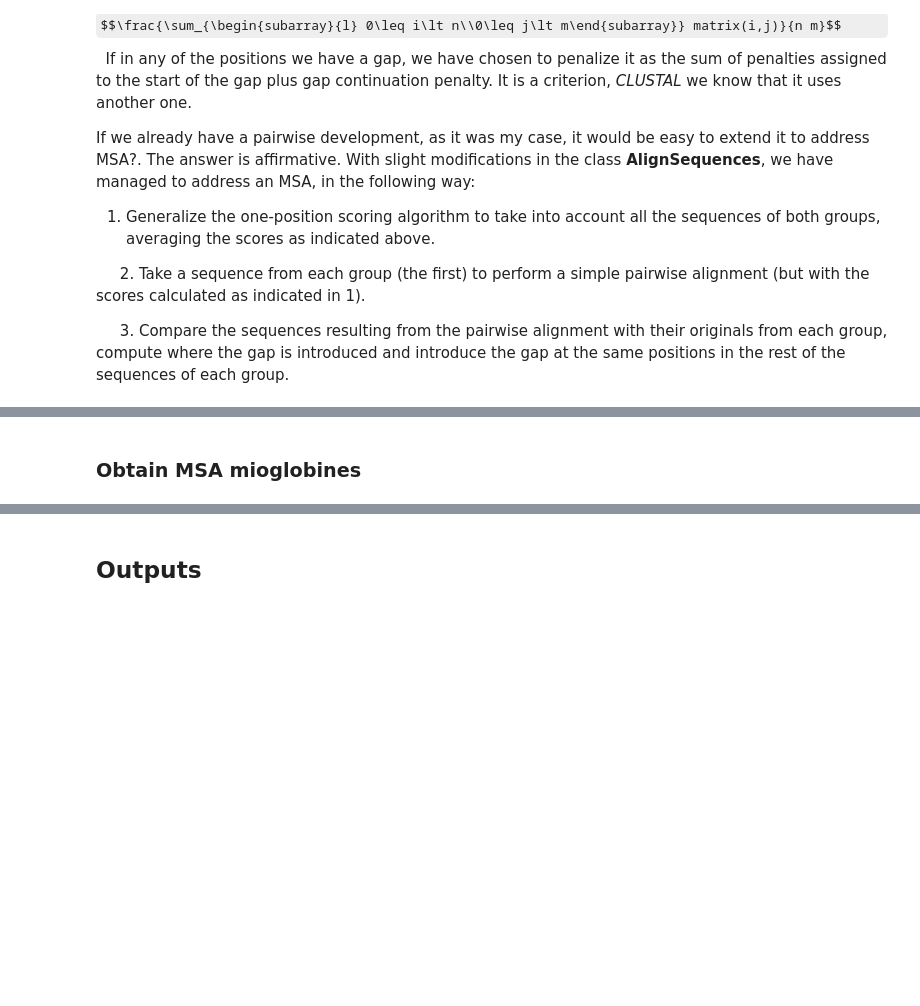
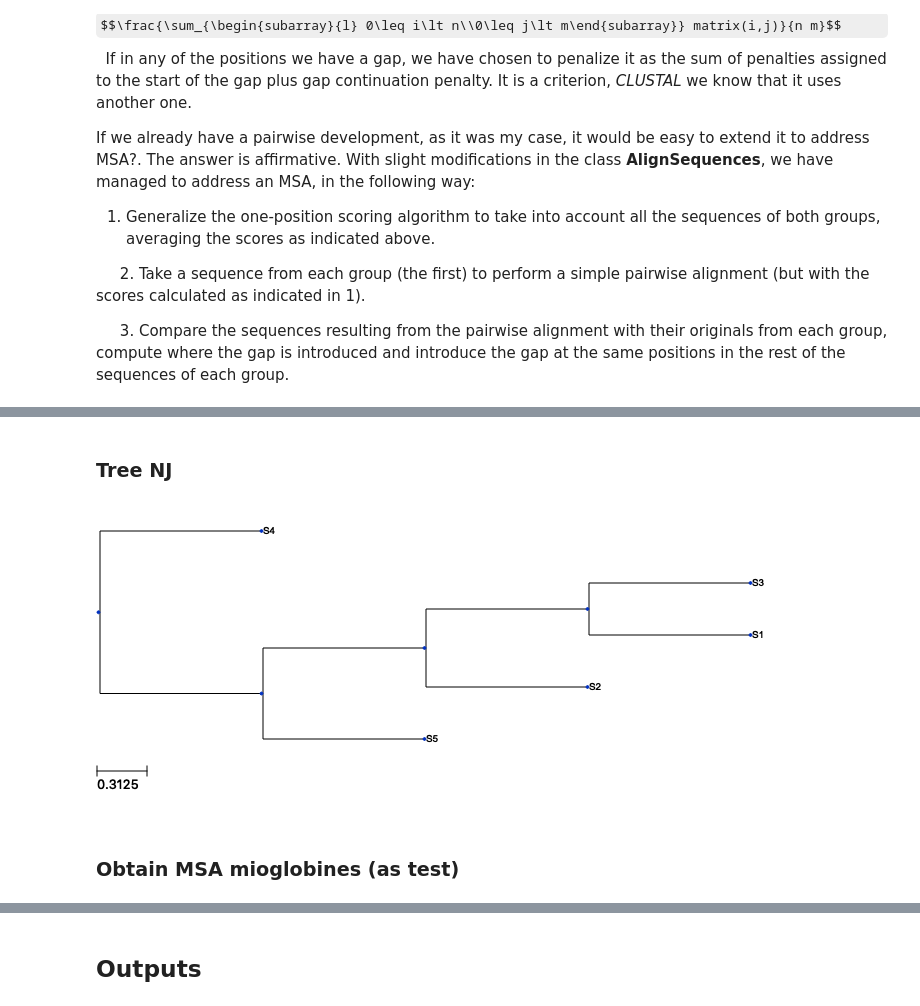
Before and after one commit to nandoide/misc_work, a Jupyter notebook: Desktop/uni/PCALG.work/worksheet.ipynb, the cells around one changed output, grey strips where cells are left out. Saved outputs shown, nothing was run; the diff lists cells and outputs as text; code cells hidden in the pictures; some formulas as TeX source; blank space fills up the shorter version.

```diff
--- a/Desktop/uni/PCALG.work/worksheet.ipynb
+++ b/Desktop/uni/PCALG.work/worksheet.ipynb
@@ -1348,3 +1418,9 @@ GADGK-DCAS
+# %% [markdown]
+### Tree NJ
+# %%
+t_nj.render("%%inline", tree_style=ts_nj)
+# %% [output]
+[figure, added]
 # %% [markdown]
-### Obtain MSA mioglobines
+### Obtain MSA mioglobines (as test)
 # %%
```
Also changed, not shown: parts of 13 cells of this notebook.
